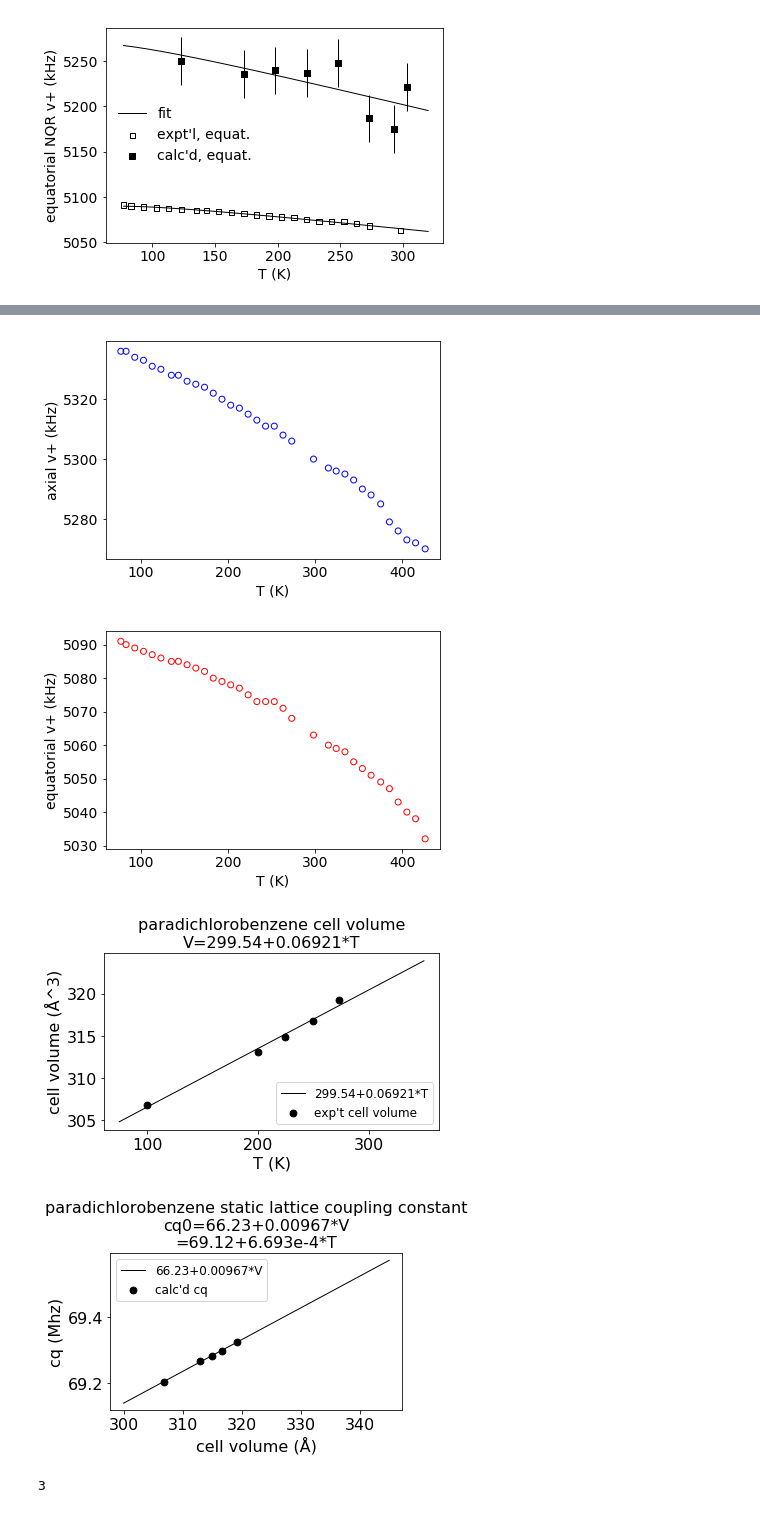
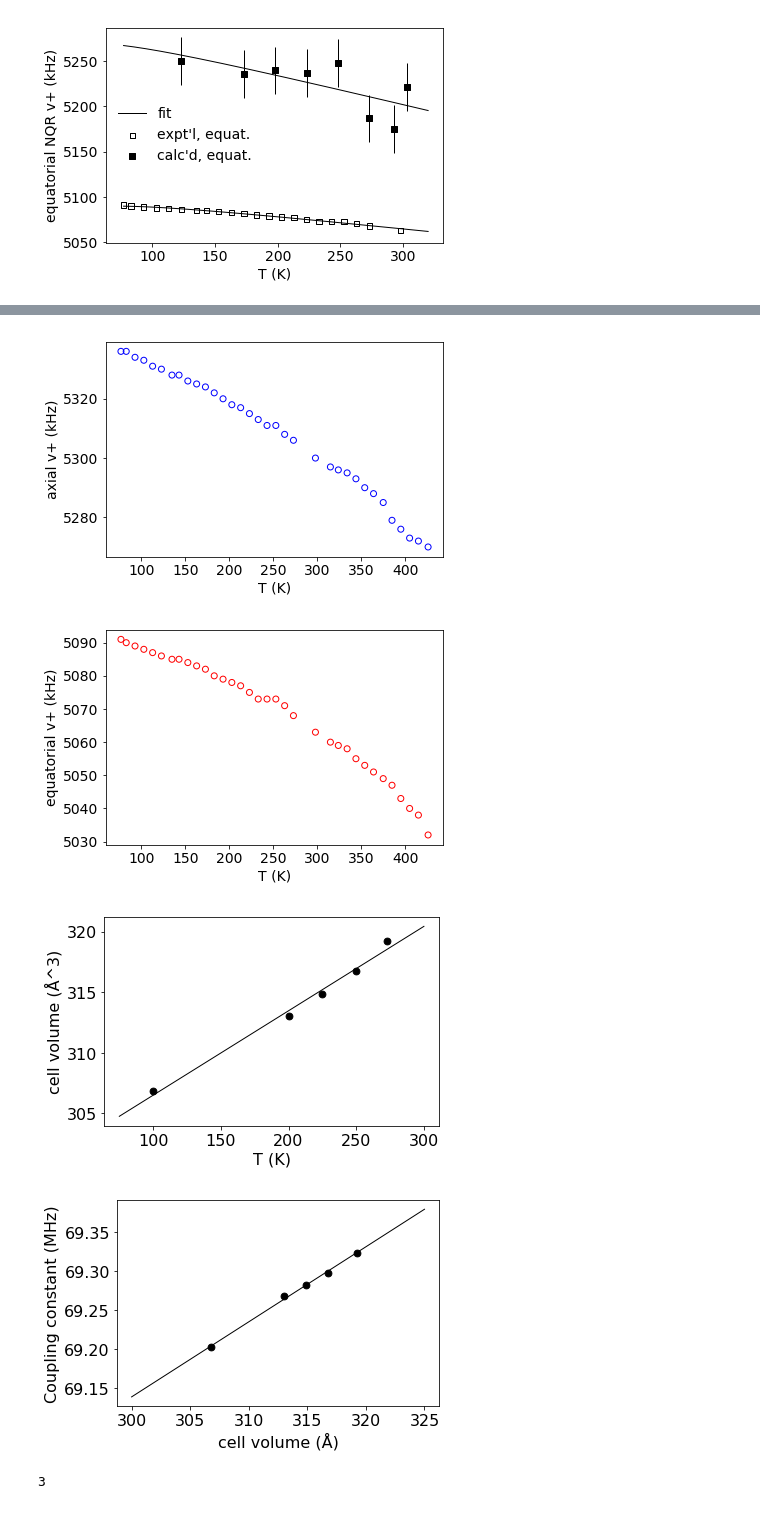
Before and after one commit to Altoidnerd/python-pwscf, a Jupyter notebook: data_analysis/apsplots.ipynb, the cells around one changed output, grey strips where cells are left out. Drawn from its saved outputs; the diff is of its cells as text; code cells hidden in the pictures.

```diff
--- a/data_analysis/apsplots.ipynb
+++ b/data_analysis/apsplots.ipynb
@@ -438,7 +438,7 @@ calc_fit_quadratic   = [ fitCalcT2(item) for item in dom ]
 #
 SMALL_SIZE = 10
 MEDIUM_SIZE = 12
-BIGGER_SIZE = 12.5
+BIGGER_SIZE = 18
 
 plt.rc('font', size=BIGGER_SIZE)          # controls default text sizes
 plt.rc('axes', titlesize=BIGGER_SIZE)     # fontsize of the axes title
@@ -467,10 +467,10 @@ legend=plt.legend()
 legend.get_frame().set_linewidth(0.0)
 plt.title("")
 plt.xlabel("temperature (K)")
-plt.ylabel('dichlorobenzene \nNQR frequency(MHz)')
+plt.ylabel('NQR frequency(MHz)')
 plt.tight_layout()
 
-plt.savefig('pcl2p.pdf', format='pdf')
+plt.savefig('/Users/altoidnerd/Desktop/pcl2p.pdf', format='pdf')
 
 plt.show()
 # %% [output]
@@ -590,7 +590,7 @@ calc_fit_quadratic   = [ fitCalcT2(item) for item in dom ]
 #
 SMALL_SIZE = 10
 MEDIUM_SIZE = 12
-BIGGER_SIZE = 12.5
+BIGGER_SIZE = 18
 
 plt.rc('font', size=BIGGER_SIZE)          # controls default text sizes
 plt.rc('axes', titlesize=BIGGER_SIZE)     # fontsize of the axes title
@@ -619,10 +619,10 @@ plt.plot(dom, expr_fit_quadratic, color='k', linewidth=1)
 #legend.get_frame().set_linewidth(0.0)
 plt.title("")
 plt.xlabel("temperature (K)")
-plt.ylabel('dichlorobenzene \nNQR frequency(MHz)')
+plt.ylabel('NQR frequency(MHz)')
 plt.tight_layout()
 
-plt.savefig('pcl2p_exptl_only.pdf', format='pdf')
+plt.savefig('/Users/altoidnerd/Desktop/pcl2p_exptl_only.pdf', format='pdf')
 
 plt.show()
 # %% [output]
@@ -926,13 +929,14 @@ def main():
   #plt.xlim(50, 450)
   #plt.ylim(4950,5650)
   plt.ylabel("axial v+ (kHz)")
+  plt.tight_layout()
   plt.savefig('hmx_axial_only_exptl.pdf', format='pdf')
   plt.show()
 
 if __name__ == '__main__':
   main()
 # %% [output]
-[figure, old version]
+[figure, new version]
 # %%
 # -*- coding: utf-8 -*-
 
@@ -1003,13 +1007,14 @@ def main():
   #plt.xlim(50, 450)
   #plt.ylim(4950,5450)
   plt.ylabel("equatorial v+ (kHz)")
+  plt.tight_layout()
   plt.savefig('hmx_equat_only_exptl.pdf', format='pdf')
   plt.show()
 
 if __name__ == '__main__':
   main()
 # %% [output]
-[figure, old version]
+[figure, new version]
 # %%
 import matplotlib.pyplot as plt
 import numpy as np
@@ -1056,7 +1061,7 @@ def fitF(a,b,c,d,T):
 def fitVolVsT(T):
   return fitF(299.5378811, 0.069621274, 0, 0,        T)
 
-dom = np.linspace(75,350,300)
+dom = np.linspace(75,300,300)
 volume_fit = [ fitVolVsT(t) for t in dom ]
 
 
@@ -1079,9 +1084,9 @@ plt.scatter(T, vol, marker='o', s=46,color='k', label='exp\'t cell volume')
 plt.plot(dom, volume_fit, color='k', linewidth=1, label='299.54+0.06921*T')
 
 
-plt.legend(loc=4)
+#plt.legend(loc=4)
 
-plt.title("paradichlorobenzene cell volume\nV=299.54+0.06921*T")
+#plt.title("paradichlorobenzene cell volume\nV=299.54+0.06921*T")
 plt.xlabel("T (K)")
 plt.ylabel('cell volume (Å^3)')
 plt.tight_layout()
@@ -1090,7 +1095,7 @@ plt.savefig('pcl2p/volume.pdf', format='pdf')
 
 plt.show()
 # %% [output]
-[figure, old version]
+[figure, new version]
 # %%
 import matplotlib.pyplot as plt
 import numpy as np
@@ -1137,41 +1142,41 @@ def fitF(a,b,c,d,T):
 def fitVolVsT(T):
   return fitF(66.23824518, 0.009666667, 0, 0,        T)
 
-dom = np.linspace(300, 345 ,300)
+dom = np.linspace(300, 325 ,300)
 cq_fit = [ fitVolVsT(t) for t in dom ]
 
 
 
 SMALL_SIZE = 10
 MEDIUM_SIZE = 12
 BIGGER_SIZE = 16
 
 plt.rc('font', size=BIGGER_SIZE)          # controls default text sizes
 plt.rc('axes', titlesize=BIGGER_SIZE)     # fontsize of the axes title
 plt.rc('axes', labelsize=BIGGER_SIZE)    # fontsize of the x and y labels
 plt.rc('xtick', labelsize=BIGGER_SIZE)    # fontsize of the tick labels
 plt.rc('ytick', labelsize=BIGGER_SIZE)    # fontsize of the tick labels
 plt.rc('legend', fontsize=MEDIUM_SIZE)    # legend fontsize
 plt.rc('figure', titlesize=BIGGER_SIZE)
 
 
 
 plt.scatter(vol, cq0, marker='o', s=46,color='k', label='calc\'d cq')
 plt.plot(dom, cq_fit, color='k', linewidth=1, label='66.23+0.00967*V')
 
 
-plt.legend(loc=2)
+#plt.legend(loc=2)
 
-plt.title("paradichlorobenzene static lattice coupling constant\ncq0=66.23+0.00967*V\n=69.12+6.693e-4*T")
-plt.ylabel("cq (Mhz)")
+#plt.title("paradichlorobenzene static lattice coupling constant\ncq0=66.23+0.00967*V\n=69.12+6.693e-4*T")
+plt.ylabel("Coupling constant (MHz)")
 plt.xlabel("cell volume (Å)")
 plt.tight_layout()
 
 plt.savefig('pcl2p/cq0.pdf', format='pdf')
 
 plt.show()
 # %% [output]
-[figure, old version]
+[figure, new version]
 # %%
 # %% [output]
 3
```
Also changed, not shown: parts of 6 cells of this notebook, 12 other files.
